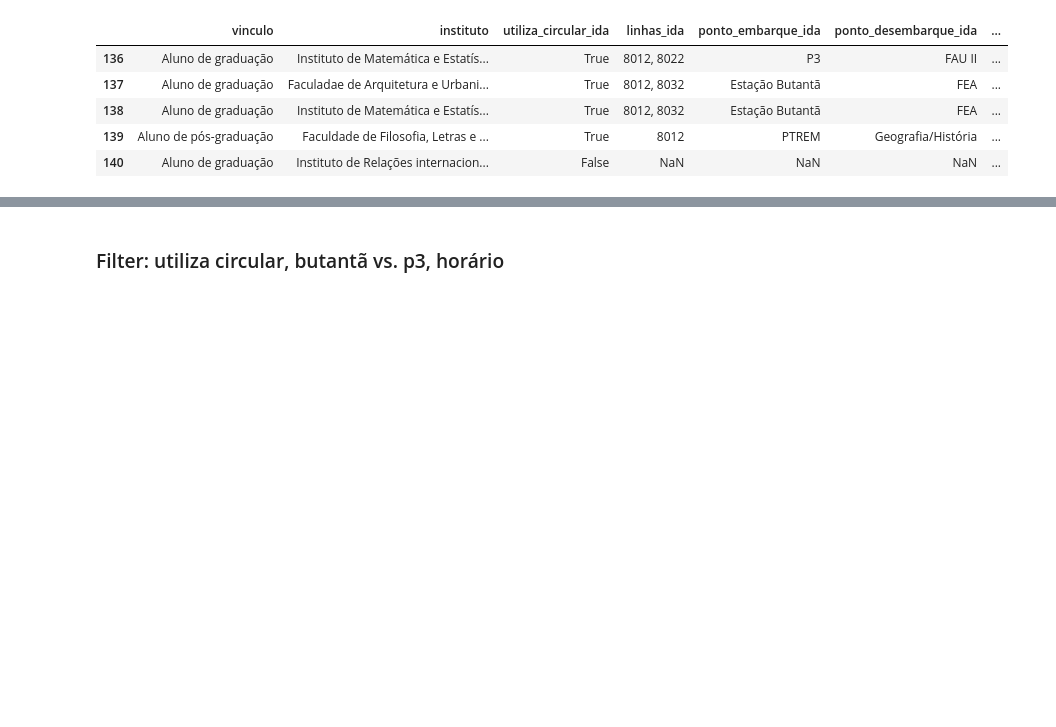
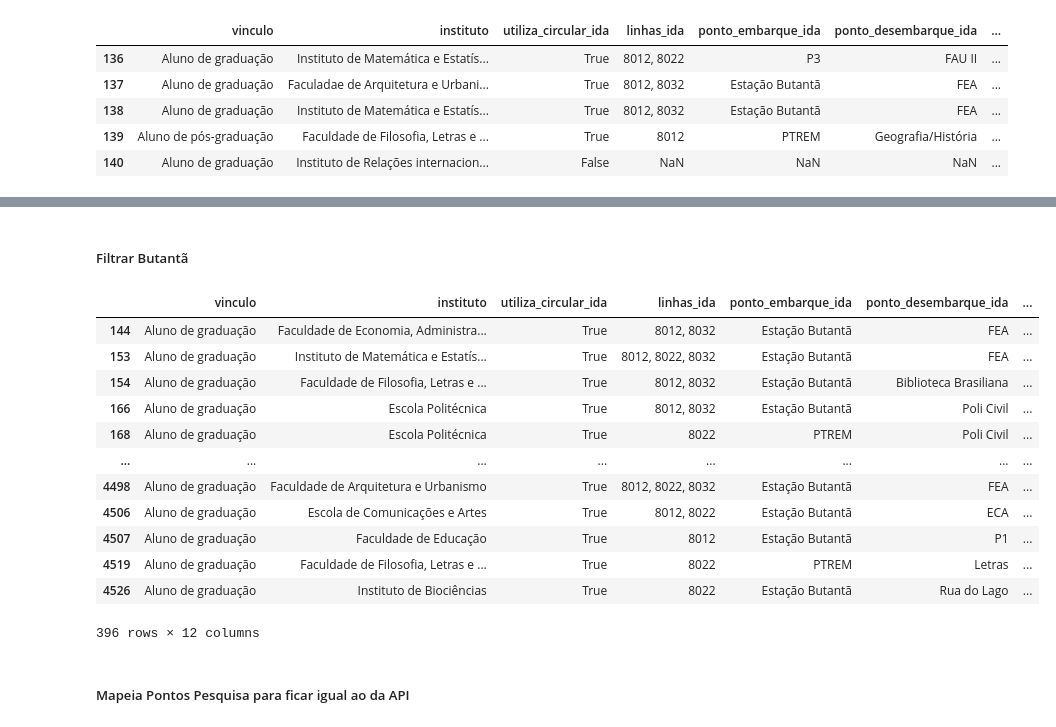
Before and after one commit to Circulares-USP/Crawler, a Jupyter notebook: import_demand.ipynb, the cells around one changed output, grey strips where cells are left out. Drawn from its saved outputs; the diff is of its cells as text; code cells hidden in the pictures; blank space fills up the shorter version.

```diff
--- a/import_demand.ipynb
+++ b/import_demand.ipynb
@@ -262,12 +259,12 @@ def retira_sigla(x):
 def filtra_instituto_pesq(x):
     x = retira_sigla(x)
 
-    if x == 'ECA e MAC USP':
+    if x in ['ECA e MAC USP', 'Escola de Artes, Ciências e Humanidades']:
         return 'Escola de Comunicações e Artes'
     elif x == 'FFLCH':
         return 'Faculdade de Filosofia, Letras e Ciências Humanas'
     elif x in ['IPEN', 'IPEN ', 'ipen', 'Instituto de pesquisas energéticas e nucleares', 'Instituto de Pesquisa Energéticas e Nucleares', 'Instituto de Pesquisas Energéticas e Nucleares - IPEN', 'Instituto de pesquisas energéticas e nucleares ', 'Instituto de pesquisas energéticas e nucleares -IPEN', 'Instituo de Pesquisas Energéticas e Nucleares']:
-        return 'Instituto de Energia e Ambiente'
+        return 'Instituto de Pesquisas Energéticas e Nucleares'
     elif x == 'MAC':
         return 'Museu de Arte Contemporânea'
     elif x in ['PRG', 'Prg ', 'Pró-Reitoria de Graduação', 'Pró-Reitoria de graduação', 'Pró-reitoria de graduacao', 'Curso de Ciências Moleculares']:
@@ -280,8 +277,8 @@ def filtra_instituto_pesq(x):
         return 'Faculdade de Economia, Administração, Contabilidade e Atuária'
     elif x == 'MAC':
         return 'Museu de Arte Contemporânea'
-    elif x == 'Escola de Aplicação da Faculdade de Educação (EA-FEUSP)':
-        return 'Faculdade de Educação'
+    elif x in ['Escola de Aplicação da Faculdade de Educação (EA-FEUSP)']:
+        return 'Escola de Educação Física e Esporte'
     elif x == 'Instituto de Relações internacionais':
         return 'Instituto de Relações Internacionais'
     else:
@@ -345,2 +344,25 @@ array(['Instituto de Matemática e Estatística',
-# %% [markdown]
-### Filter: utiliza circular, butantã vs. p3, horário
+# %% [markdown]
+##### Filtrar Butantã
+# %%
+def is_butanta(x):
+    return x == 'Estação Butantã' or x == 'PTREM'
+
+pesquisa_alunos_intervalo_butanta = pesquisa_alunos_intervalo[pesquisa_alunos_intervalo['utiliza_circular_ida']]
+pesquisa_alunos_intervalo_butanta = pesquisa_alunos_intervalo_butanta[list(map(is_butanta, pesquisa_alunos_intervalo_butanta['ponto_embarque_ida']))]
+pesquisa_alunos_intervalo_butanta
+# %% [output]
+|  | vinculo | instituto | utiliza_circular_ida | linhas_ida | ponto_embarque_ida | ponto_desembarque_ida | ... |
+| 144 | Aluno de graduação | Faculdade de Economia, Administra... | True | 8012, 8032 | Estação Butantã | FEA | ... |
+| 153 | Aluno de graduação | Instituto de Matemática e Estatís... | True | 8012, 8022, 8032 | Estação Butantã | FEA | ... |
+| 154 | Aluno de graduação | Faculdade de Filosofia, Letras e ... | True | 8012, 8032 | Estação Butantã | Biblioteca Brasiliana | ... |
+| 166 | Aluno de graduação | Escola Politécnica | True | 8012, 8032 | Estação Butantã | Poli Civil | ... |
+| 168 | Aluno de graduação | Escola Politécnica | True | 8022 | PTREM | Poli Civil | ... |
+| ... | ... | ... | ... | ... | ... | ... | ... |
+| 4498 | Aluno de graduação | Faculdade de Arquitetura e Urbanismo | True | 8012, 8022, 8032 | Estação Butantã | FEA | ... |
+| 4506 | Aluno de graduação | Escola de Comunicações e Artes | True | 8012, 8022 | Estação Butantã | ECA | ... |
+| 4507 | Aluno de graduação | Faculdade de Educação | True | 8012 | Estação Butantã | P1 | ... |
+| 4519 | Aluno de graduação | Faculdade de Filosofia, Letras e ... | True | 8022 | PTREM | Letras | ... |
+| 4526 | Aluno de graduação | Instituto de Biociências | True | 8022 | Estação Butantã | Rua do Lago | ... |
+396 rows × 12 columns
+# %% [markdown]
+##### Mapeia Pontos Pesquisa para ficar igual ao da API
```
Also changed, not shown: parts of 51 cells of this notebook.
